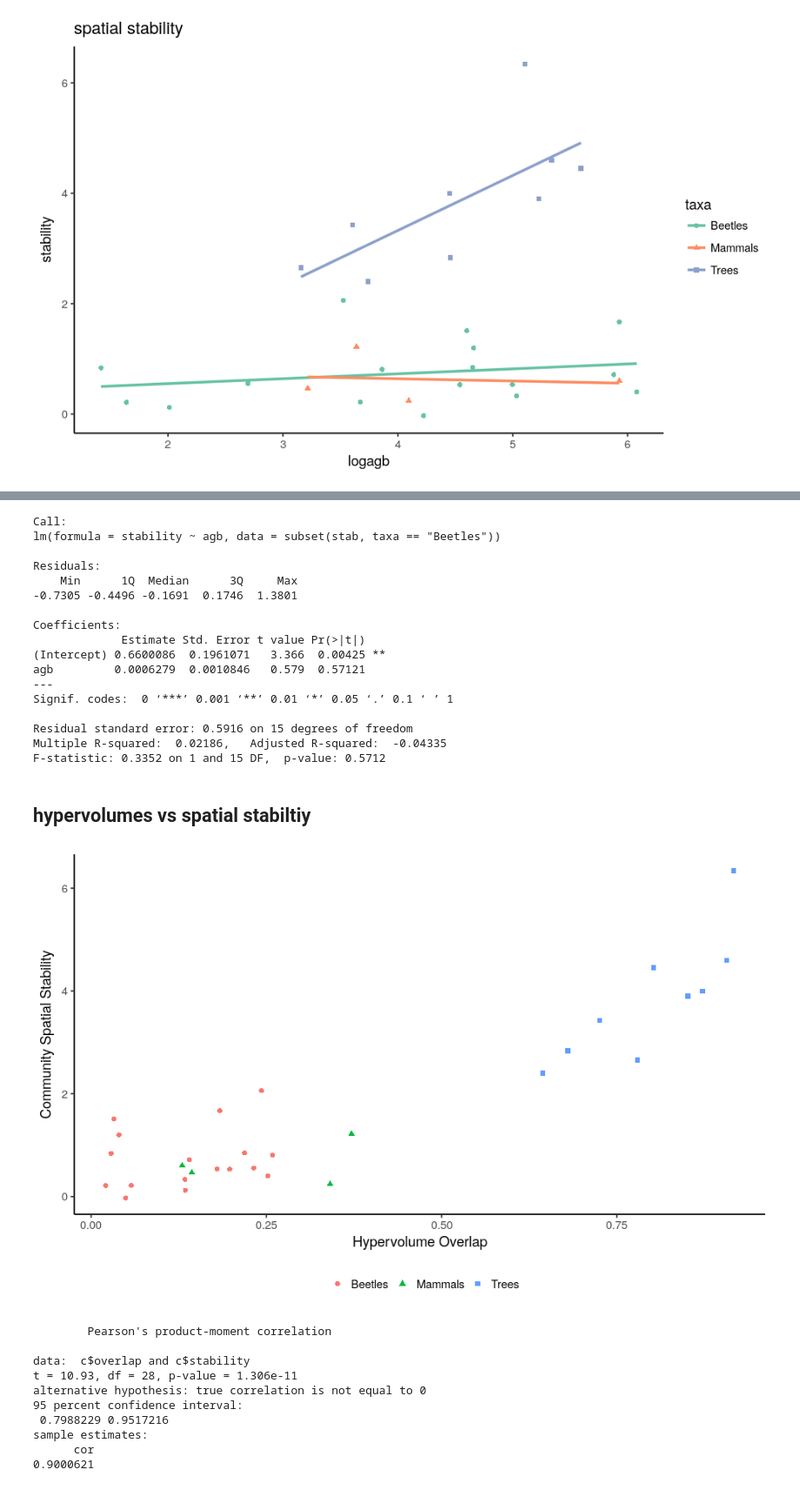
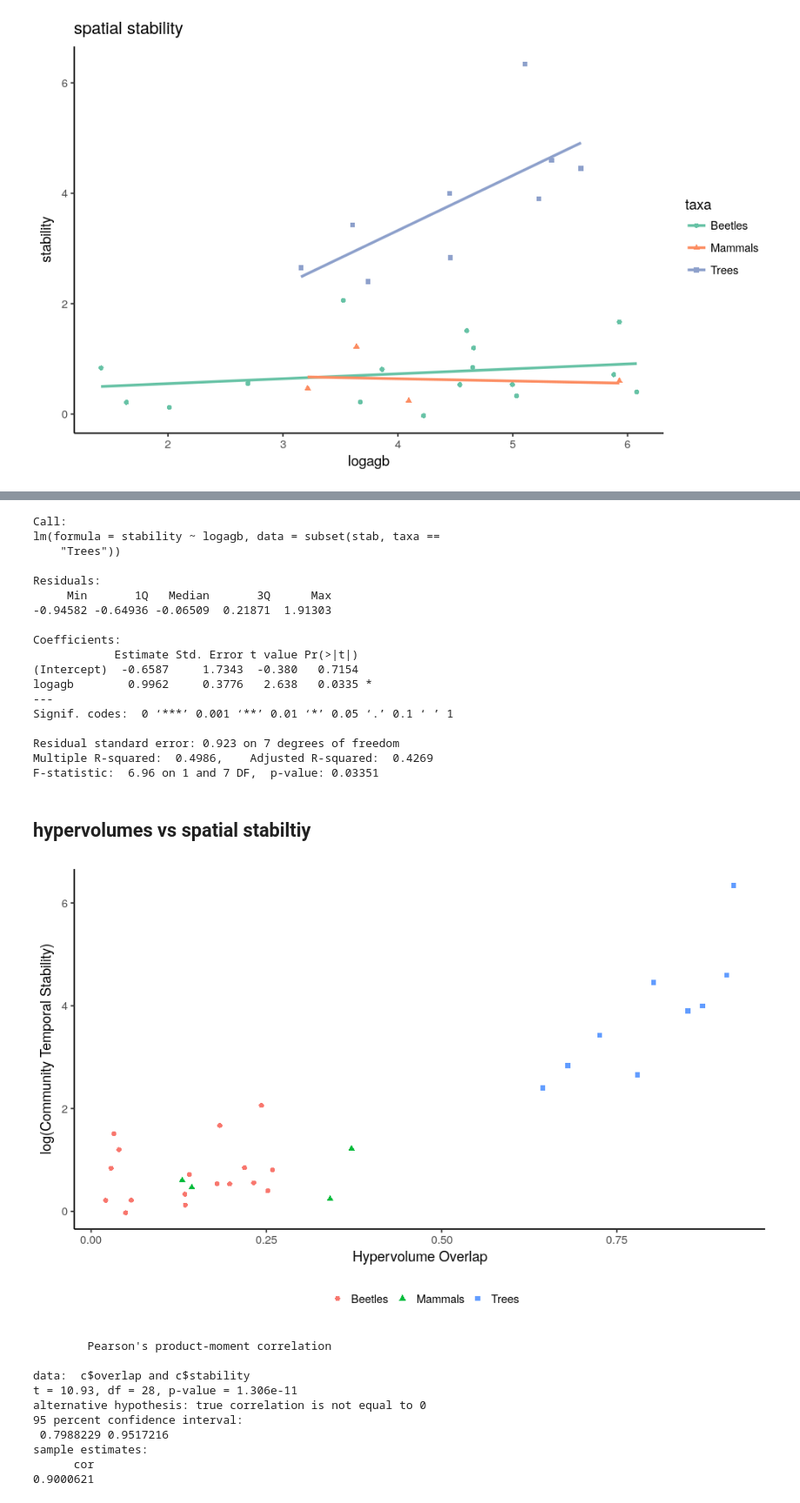
Before and after one commit to dbridg15/masters_project, a Jupyter notebook: Code/comparing_hypervolumes.ipynb, the cells around one changed output, grey strips where cells are left out. Shown at 87% size. Cells and saved outputs as stored; diff of their text form; code cells hidden in the pictures.

```diff
--- a/Code/comparing_hypervolumes.ipynb
+++ b/Code/comparing_hypervolumes.ipynb
@@ -407,23 +406,24 @@ F-statistic: 28.11 on 5 and 24 DF,  p-value: 2.708e-09
 # %%
-summary(btles_mdl)
+summary(trees_mdl)
 # %% [output]
 Call:
-lm(formula = stability ~ agb, data = subset(stab, taxa == "Beetles"))
+lm(formula = stability ~ logagb, data = subset(stab, taxa ==
+    "Trees"))
 
 Residuals:
-    Min      1Q  Median      3Q     Max
--0.7305 -0.4496 -0.1691  0.1746  1.3801
+     Min       1Q   Median       3Q      Max
+-0.94582 -0.64936 -0.06509  0.21871  1.91303
 
 Coefficients:
-             Estimate Std. Error t value Pr(>|t|)
-(Intercept) 0.6600086  0.1961071   3.366  0.00425 **
-agb         0.0006279  0.0010846   0.579  0.57121
+            Estimate Std. Error t value Pr(>|t|)
+(Intercept)  -0.6587     1.7343  -0.380   0.7154
+logagb        0.9962     0.3776   2.638   0.0335 *
 ---
 Signif. codes:  0 ‘***’ 0.001 ‘**’ 0.01 ‘*’ 0.05 ‘.’ 0.1 ‘ ’ 1
 
-Residual standard error: 0.5916 on 15 degrees of freedom
-Multiple R-squared:  0.02186,   Adjusted R-squared:  -0.04335
-F-statistic: 0.3352 on 1 and 15 DF,  p-value: 0.5712
+Residual standard error: 0.923 on 7 degrees of freedom
+Multiple R-squared:  0.4986,    Adjusted R-squared:  0.4269
+F-statistic:  6.96 on 1 and 7 DF,  p-value: 0.03351
 # %% [markdown]
 ## hypervolumes vs spatial stabiltiy
 # %%
@@ -437,13 +437,13 @@ c = merge(a, b, by = c("plot", "taxa"))
 # %%
 plt = ggplot(data = c, aes(x = overlap, y = stability, color = taxa, shape = taxa))
 plt = plt + geom_point()
 plt = plt + theme_classic()
-plt = plt + xlab("Hypervolume Overlap") + ylab("Community Spatial Stability")
+plt = plt + xlab("Hypervolume Overlap") + ylab("log(Community Temporal Stability)")
 plt = plt + theme(legend.title = element_blank(), legend.position = "bottom")
 #plt = plt + geom_smooth(method = 'lm')
 print(plt)
 # %% [output]
-[figure, old version]
+[figure, new version]
 # %%
 cor.test(c$overlap, c$stability)
 # %% [output]
```
Also changed, not shown: parts of 9 cells of this notebook, 2 other files.
